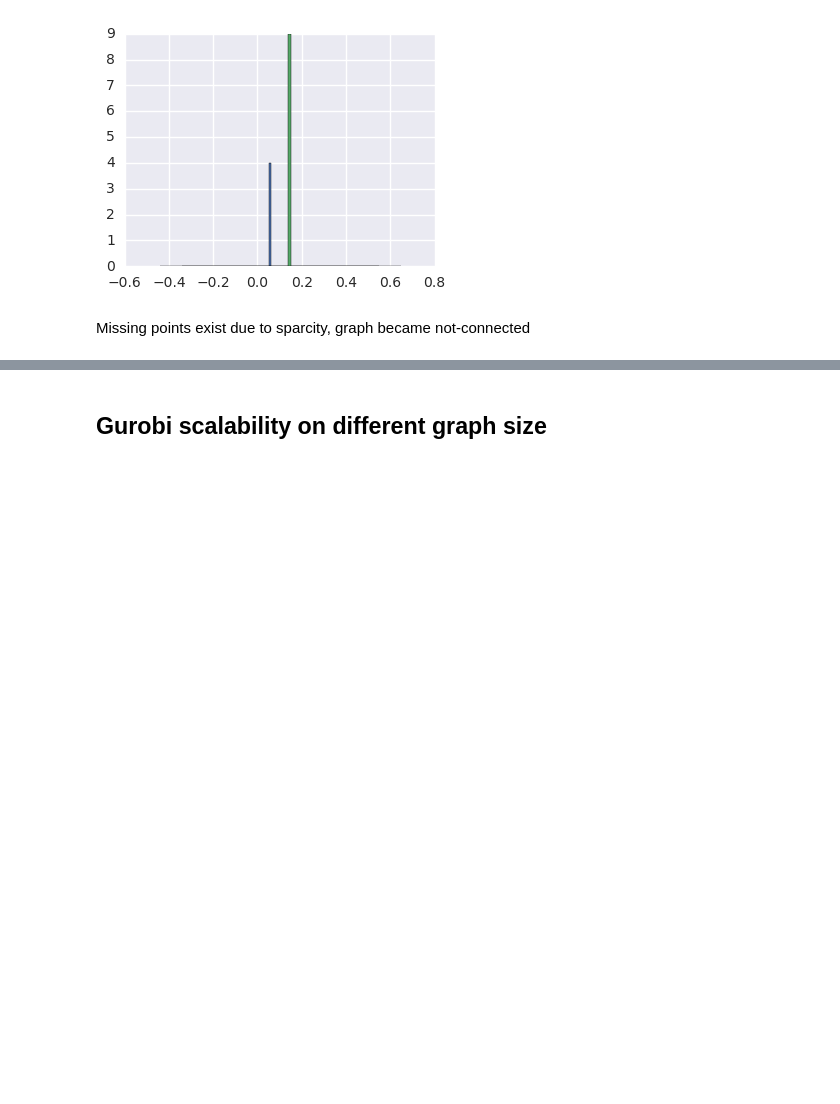
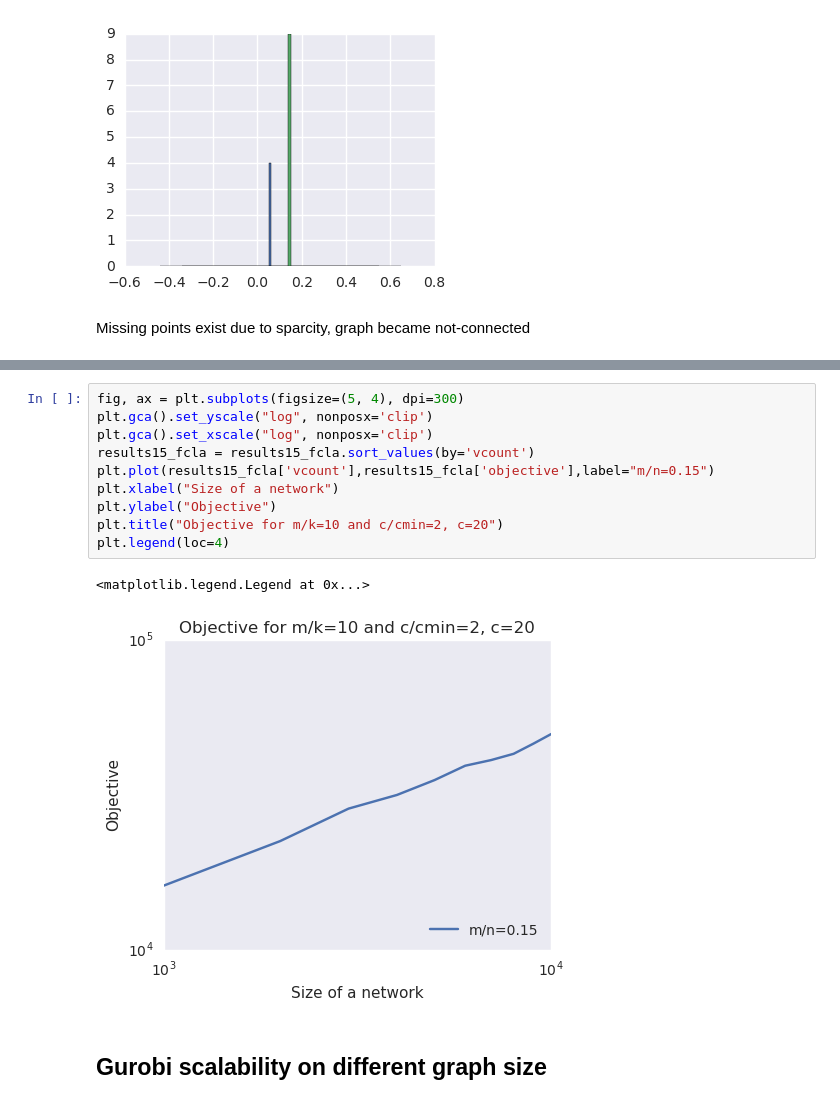
Before and after one commit to allogn/wma, a Jupyter notebook: experiments/analysis/geometric gurobi exploration.ipynb, the cells around one changed output, grey strips where cells are left out. Saved outputs shown, nothing was run; the diff lists cells and outputs as text; blank space fills up the shorter version.

```diff
--- a/experiments/analysis/geometric gurobi exploration.ipynb
+++ b/experiments/analysis/geometric gurobi exploration.ipynb
@@ -91,3 +111,16 @@ Missing points exist due to sparcity, graph became not-connected
+# %%
+fig, ax = plt.subplots(figsize=(5, 4), dpi=300)
+plt.gca().set_yscale("log", nonposx='clip')
+plt.gca().set_xscale("log", nonposx='clip')
+results15_fcla = results15_fcla.sort_values(by='vcount')
+plt.plot(results15_fcla['vcount'],results15_fcla['objective'],label="m/n=0.15")
+plt.xlabel("Size of a network")
+plt.ylabel("Objective")
+plt.title("Objective for m/k=10 and c/cmin=2, c=20")
+plt.legend(loc=4)
+# %% [output]
+<matplotlib.legend.Legend at 0x...>
+[figure, added]
 # %% [markdown]
 ## Gurobi scalability on different graph size
 # %%
```
Also changed, not shown: parts of 3 cells of this notebook, 5 other files.
